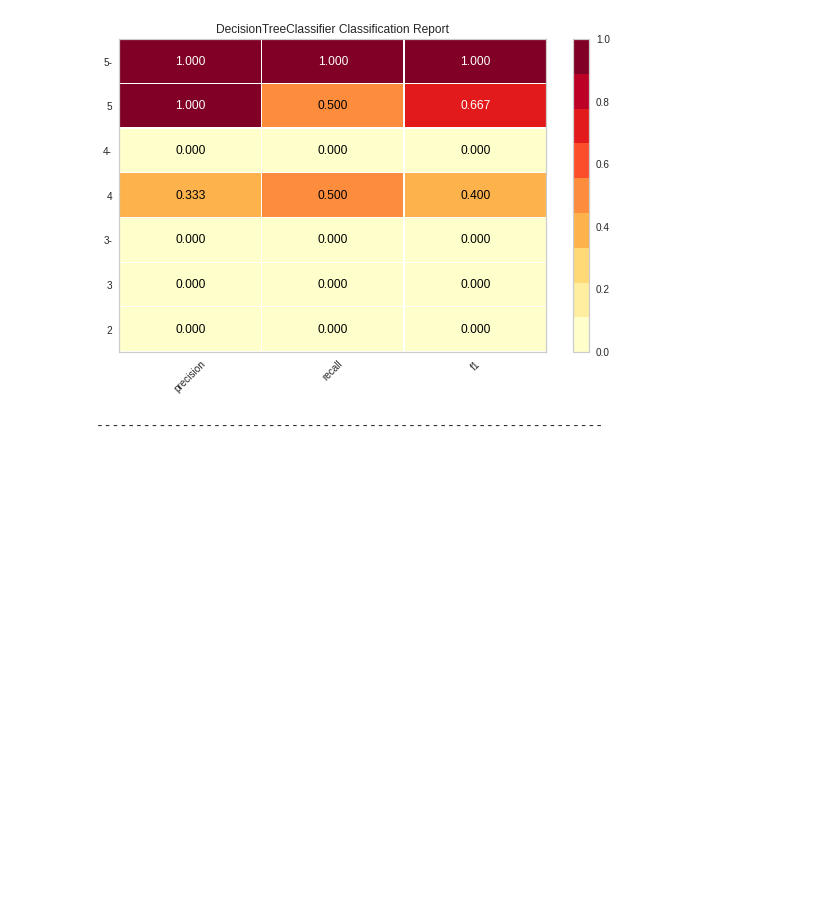
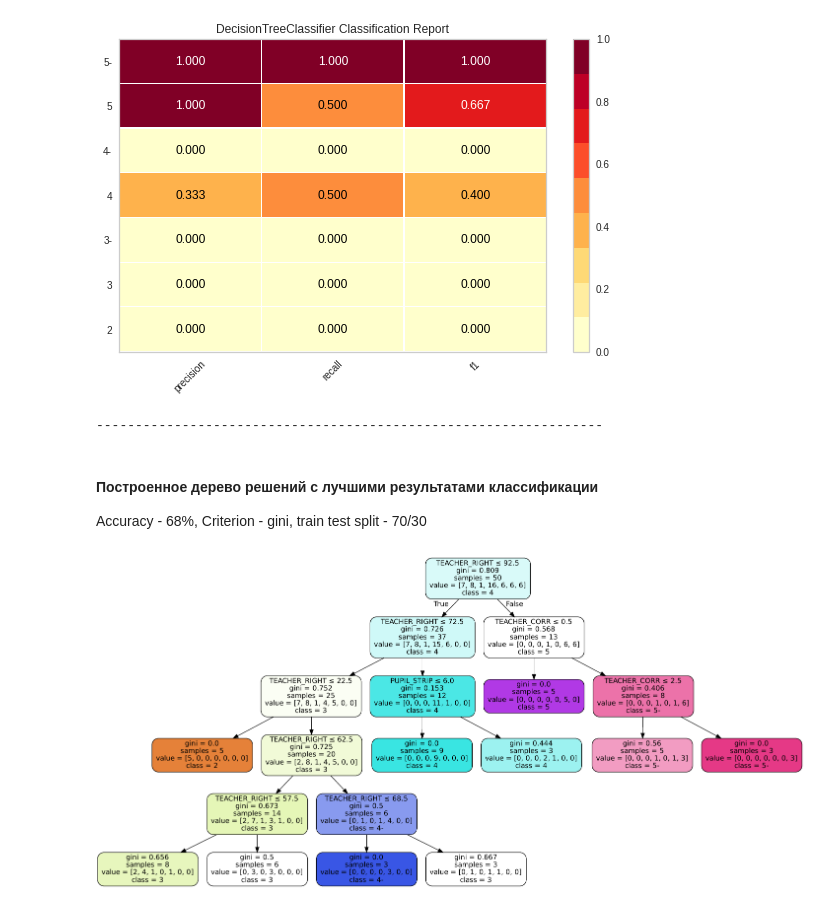
Before and after one commit to logisticAKB/labs-sem-8, a Jupyter notebook: analysys/clf-1/clf-1.ipynb, the cells around one changed output. Cells and saved outputs as stored; diff of their text form; code cells hidden in the pictures; blank space fills up the shorter version.

```diff
--- a/analysys/clf-1/clf-1.ipynb
+++ b/analysys/clf-1/clf-1.ipynb
@@ -154,3 +179,10 @@ Accuracy 0.46667 with split = 80:20 and criterion = gini
 Accuracy 0.375 with split = 90:10 and criterion = gini
 [figure]
 -----------------------------------------------------------------
+# %% [markdown]
+#### **Построенное дерево решений с лучшими результатами классификации**
+Accuracy - 68%, Criterion - gini, train test split - 70/30
+# %%
+Image(filename='grades-70:30-gini.png')
+# %% [output]
+[figure, added]
```
Also changed, not shown: parts of 8 cells of this notebook, 10 other files.
